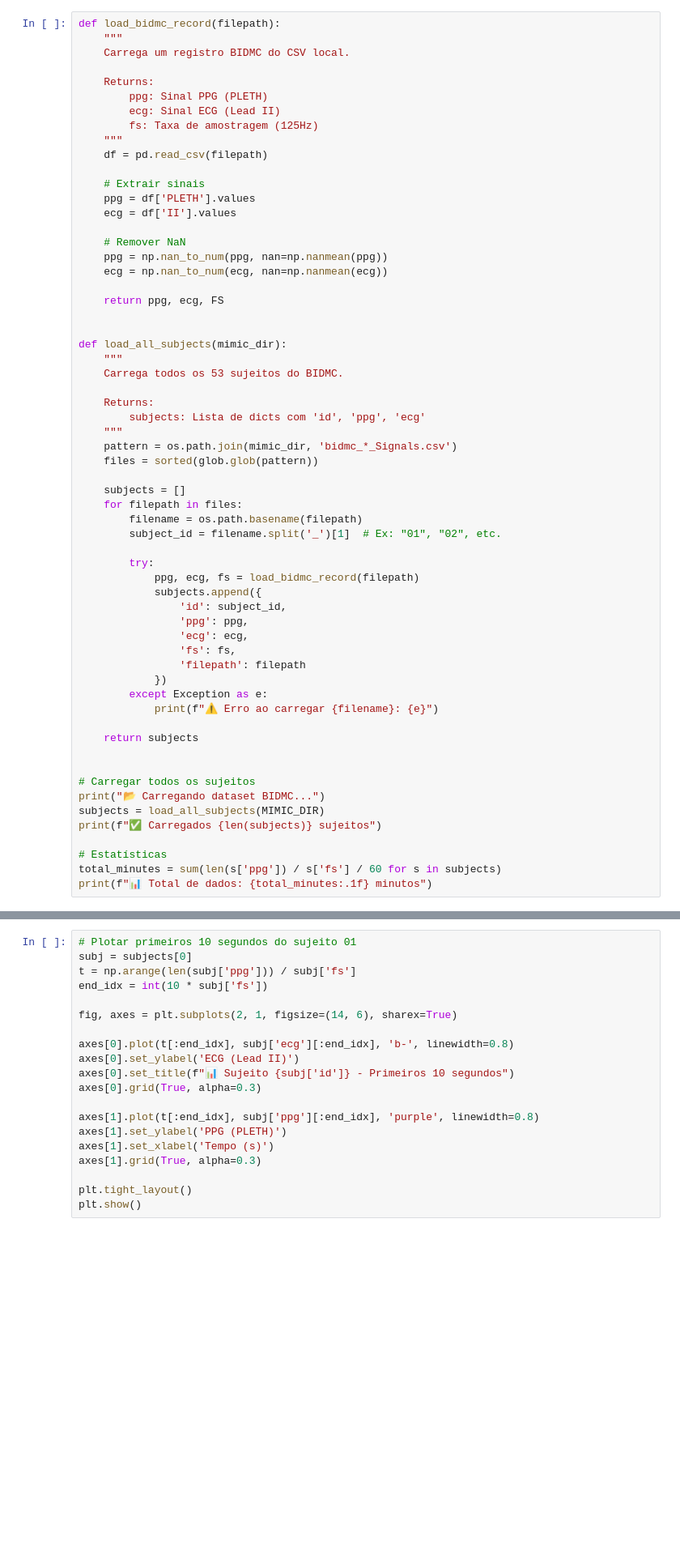
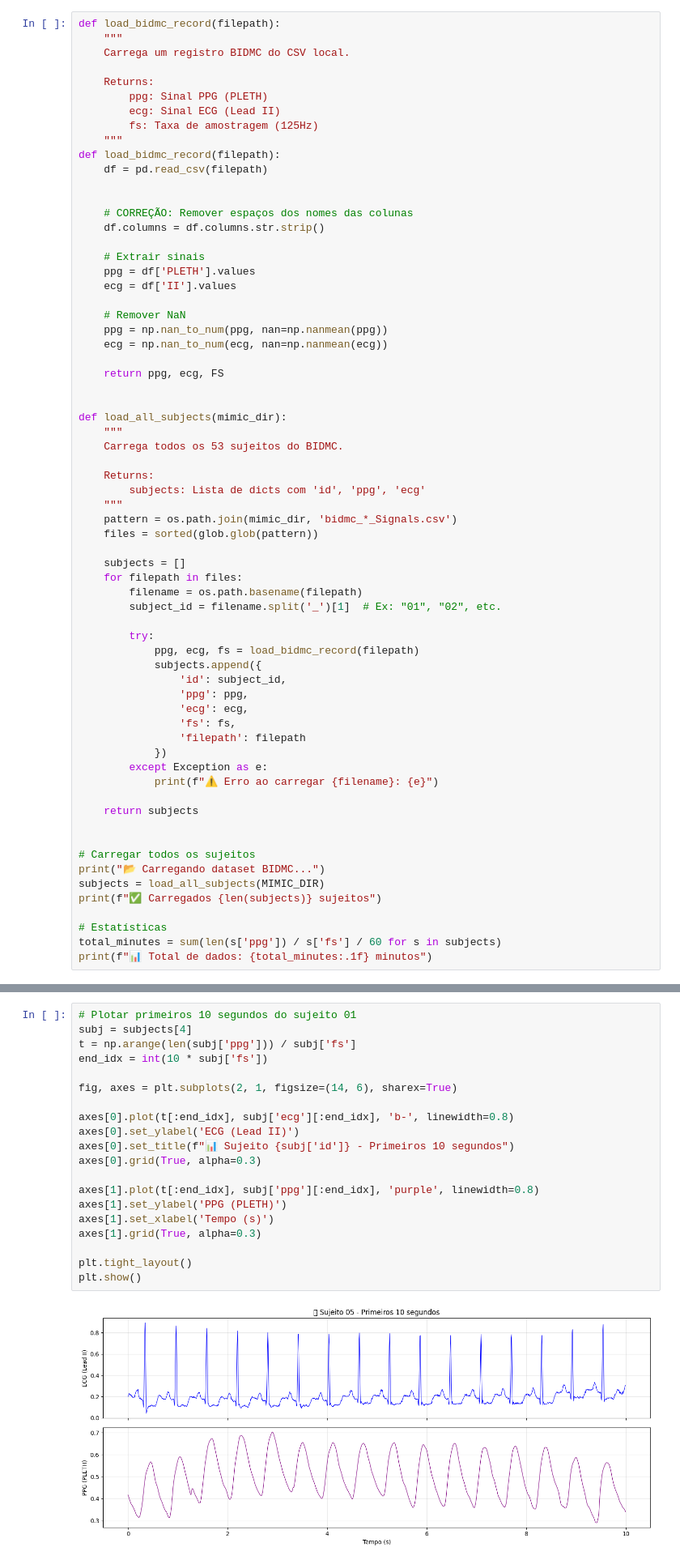
Before and after one commit to douglasfreitas-data/pulse-analytics, a Jupyter notebook: analytics/02_performer_peak_detection.ipynb, the cells around one changed output, grey strips where cells are left out. Shown at 81% size. Saved outputs shown, nothing was run; the diff lists cells and outputs as text; blank space fills up the shorter version.

```diff
--- a/analytics/02_performer_peak_detection.ipynb
+++ b/analytics/02_performer_peak_detection.ipynb
@@ -59,7 +81,12 @@ def load_bidmc_record(filepath):
         ecg: Sinal ECG (Lead II)
         fs: Taxa de amostragem (125Hz)
     """
+def load_bidmc_record(filepath):
     df = pd.read_csv(filepath)
+
+
+    # CORREÇÃO: Remover espaços dos nomes das colunas
+    df.columns = df.columns.str.strip()
 
     # Extrair sinais
     ppg = df['PLETH'].values
@@ -114,24 +145,26 @@ print(f"📊 Total de dados: {total_minutes:.1f} minutos")
 ### Visualização de um Sujeito
 # %%
 # Plotar primeiros 10 segundos do sujeito 01
-subj = subjects[0]
+subj = subjects[4]
 t = np.arange(len(subj['ppg'])) / subj['fs']
 end_idx = int(10 * subj['fs'])
 
 fig, axes = plt.subplots(2, 1, figsize=(14, 6), sharex=True)
 
 axes[0].plot(t[:end_idx], subj['ecg'][:end_idx], 'b-', linewidth=0.8)
 axes[0].set_ylabel('ECG (Lead II)')
 axes[0].set_title(f"📊 Sujeito {subj['id']} - Primeiros 10 segundos")
 axes[0].grid(True, alpha=0.3)
 
 axes[1].plot(t[:end_idx], subj['ppg'][:end_idx], 'purple', linewidth=0.8)
 axes[1].set_ylabel('PPG (PLETH)')
 axes[1].set_xlabel('Tempo (s)')
 axes[1].grid(True, alpha=0.3)
 
 plt.tight_layout()
 plt.show()
+# %% [output]
+[figure, added]
 # %% [markdown]
 ## 3. Detectando Picos e Criando Labels
 # %%
```
Also changed, not shown: parts of 5 cells of this notebook, 7 other files.
